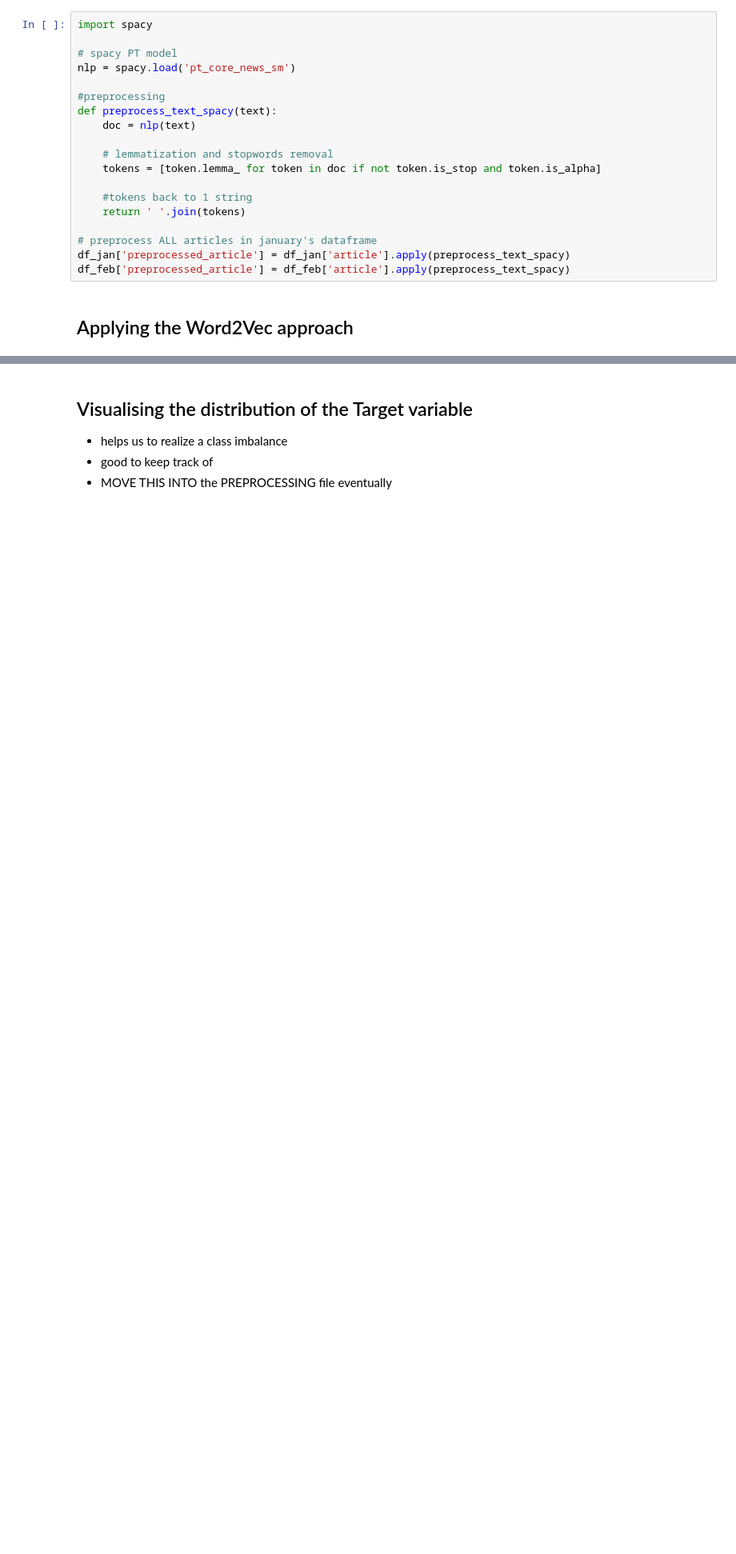
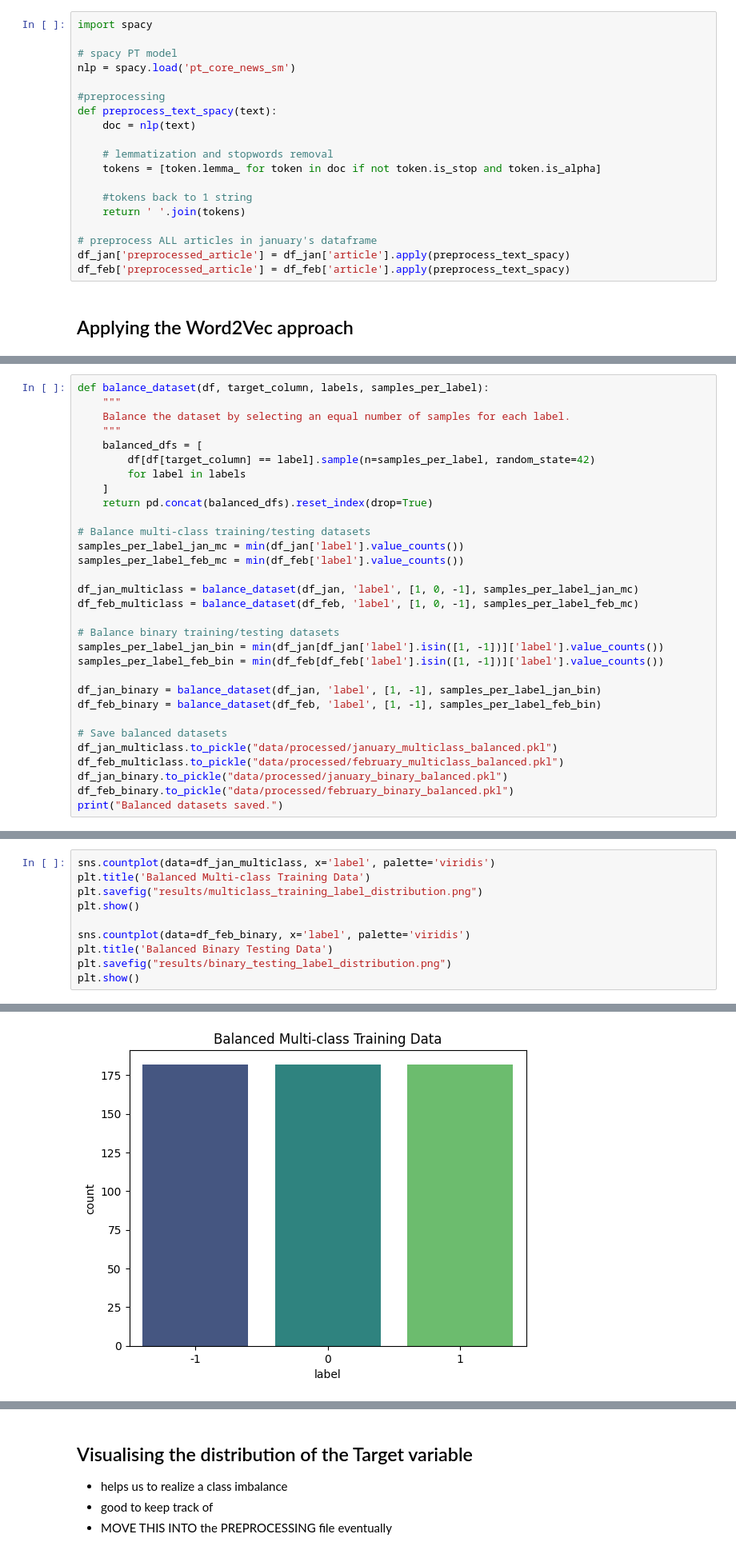
Before and after one commit to CZ-ZL/FX-Market-Sentiment-Analysis, a Jupyter notebook: notebooks/pipeline.ipynb, the cells around one changed output, grey strips where cells are left out. Shown at 80% size. Cells and saved outputs as stored; diff of their text form; blank space fills up the shorter version.

```diff
--- a/notebooks/pipeline.ipynb
+++ b/notebooks/pipeline.ipynb
@@ -85,0 +117,31 @@ Word2Vec model trained on combined datasets and saved to models/word2vec_combine
+# %%
+def balance_dataset(df, target_column, labels, samples_per_label):
+    """
+    Balance the dataset by selecting an equal number of samples for each label.
+    """
+    balanced_dfs = [
+        df[df[target_column] == label].sample(n=samples_per_label, random_state=42)
+        for label in labels
+    ]
+    return pd.concat(balanced_dfs).reset_index(drop=True)
+
+# Balance multi-class training/testing datasets
+samples_per_label_jan_mc = min(df_jan['label'].value_counts())
+samples_per_label_feb_mc = min(df_feb['label'].value_counts())
+
+df_jan_multiclass = balance_dataset(df_jan, 'label', [1, 0, -1], samples_per_label_jan_mc)
+df_feb_multiclass = balance_dataset(df_feb, 'label', [1, 0, -1], samples_per_label_feb_mc)
+
+# Balance binary training/testing datasets
+samples_per_label_jan_bin = min(df_jan[df_jan['label'].isin([1, -1])]['label'].value_counts())
+samples_per_label_feb_bin = min(df_feb[df_feb['label'].isin([1, -1])]['label'].value_counts())
+
+df_jan_binary = balance_dataset(df_jan, 'label', [1, -1], samples_per_label_jan_bin)
+df_feb_binary = balance_dataset(df_feb, 'label', [1, -1], samples_per_label_feb_bin)
+
+# Save balanced datasets
+df_jan_multiclass.to_pickle("data/processed/january_multiclass_balanced.pkl")
+df_feb_multiclass.to_pickle("data/processed/february_multiclass_balanced.pkl")
+df_jan_binary.to_pickle("data/processed/january_binary_balanced.pkl")
+df_feb_binary.to_pickle("data/processed/february_binary_balanced.pkl")
+print("Balanced datasets saved.")
@@ -85,0 +150,11 @@ Word2Vec model trained on combined datasets and saved to models/word2vec_combine
+# %%
+sns.countplot(data=df_jan_multiclass, x='label', palette='viridis')
+plt.title('Balanced Multi-class Training Data')
+plt.savefig("results/multiclass_training_label_distribution.png")
+plt.show()
+
+sns.countplot(data=df_feb_binary, x='label', palette='viridis')
+plt.title('Balanced Binary Testing Data')
+plt.savefig("results/binary_testing_label_distribution.png")
+plt.show()
+# %% [output]
@@ -85,0 +164 @@ Word2Vec model trained on combined datasets and saved to models/word2vec_combine
+[figure, added]
```
Also changed, not shown: parts of 22 cells of this notebook, 2 other files.
